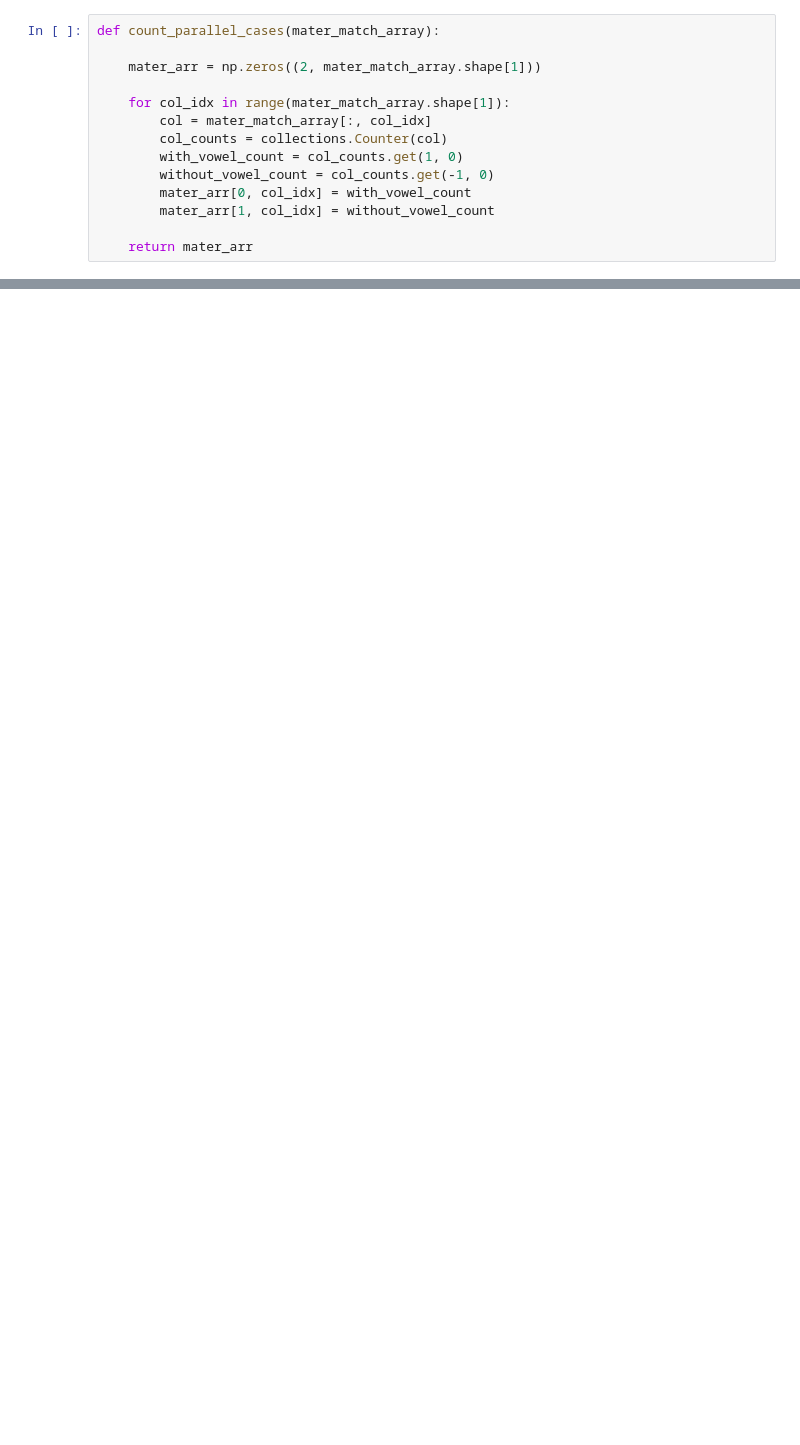
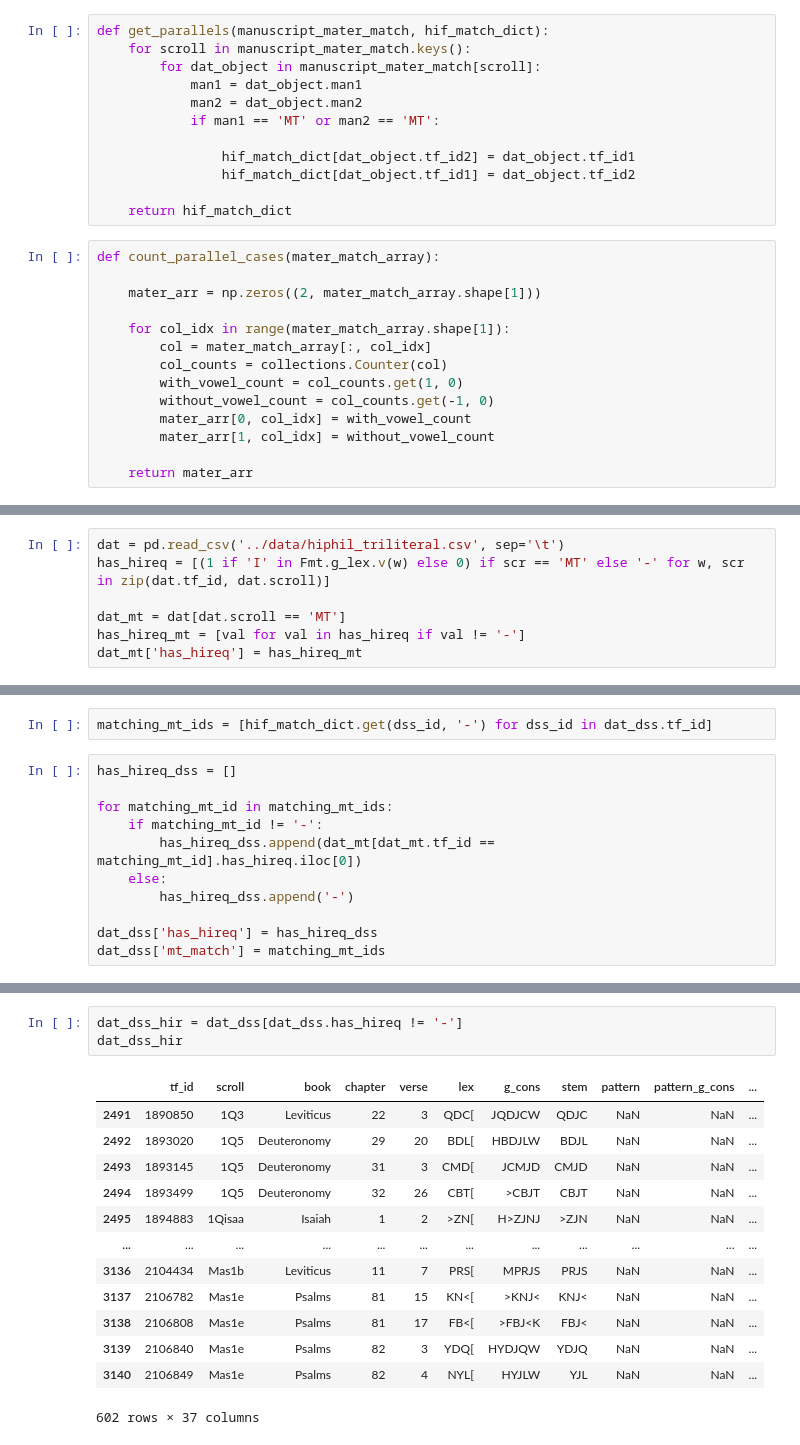
Before and after one commit to MartijnNaaijer/hebrew_spelling_variation, a Jupyter notebook: notebooks/aligning_triliteral_hiphil_to_add_hireq.ipynb, the cells around one changed output, grey strips where cells are left out. Saved outputs shown, nothing was run; the diff lists cells and outputs as text; blank space fills up the shorter version.

```diff
--- a/notebooks/aligning_triliteral_hiphil.ipynb
+++ b/notebooks/aligning_triliteral_hiphil_to_add_hireq.ipynb
@@ -341,6 +353,18 @@ def register_similarities_with_mt(manuscripts, mt_ids, manuscript_mater_match):
         mater_match_array[other_man_idx, mt_tf_id] = other_man_mater_value
 
     return mater_match_array
+# %%
+def get_parallels(manuscript_mater_match, hif_match_dict):
+    for scroll in manuscript_mater_match.keys():
+        for dat_object in manuscript_mater_match[scroll]:
+            man1 = dat_object.man1
+            man2 = dat_object.man2
+            if man1 == 'MT' or man2 == 'MT':
+
+                hif_match_dict[dat_object.tf_id2] = dat_object.tf_id1
+                hif_match_dict[dat_object.tf_id1] = dat_object.tf_id2
+
+    return hif_match_dict
 # %%
 def count_parallel_cases(mater_match_array):
 
@@ -389,0 +423,7 @@ Isaiah
+# %%
+dat = pd.read_csv('../data/hiphil_triliteral.csv', sep='\t')
+has_hireq = [(1 if 'I' in Fmt.g_lex.v(w) else 0) if scr == 'MT' else '-' for w, scr in zip(dat.tf_id, dat.scroll)]
+
+dat_mt = dat[dat.scroll == 'MT']
+has_hireq_mt = [val for val in has_hireq if val != '-']
+dat_mt['has_hireq'] = has_hireq_mt
@@ -389,0 +436,13 @@ Isaiah
+# %%
+matching_mt_ids = [hif_match_dict.get(dss_id, '-') for dss_id in dat_dss.tf_id]
+# %%
+has_hireq_dss = []
+
+for matching_mt_id in matching_mt_ids:
+    if matching_mt_id != '-':
+        has_hireq_dss.append(dat_mt[dat_mt.tf_id == matching_mt_id].has_hireq.iloc[0])
+    else:
+        has_hireq_dss.append('-')
+
+dat_dss['has_hireq'] = has_hireq_dss
+dat_dss['mt_match'] = matching_mt_ids
@@ -389,0 +456,17 @@ Isaiah
+# %%
+dat_dss_hir = dat_dss[dat_dss.has_hireq != '-']
+dat_dss_hir
+# %% [output]
+|  | tf_id | scroll | book | chapter | verse | lex | g_cons | stem | pattern | pattern_g_cons | ... |
+| 2491 | 1890850 | 1Q3 | Leviticus | 22 | 3 | QDC[ | JQDJCW | QDJC | NaN | NaN | ... |
+| 2492 | 1893020 | 1Q5 | Deuteronomy | 29 | 20 | BDL[ | HBDJLW | BDJL | NaN | NaN | ... |
+| 2493 | 1893145 | 1Q5 | Deuteronomy | 31 | 3 | CMD[ | JCMJD | CMJD | NaN | NaN | ... |
+| 2494 | 1893499 | 1Q5 | Deuteronomy | 32 | 26 | CBT[ | >CBJT | CBJT | NaN | NaN | ... |
+| 2495 | 1894883 | 1Qisaa | Isaiah | 1 | 2 | >ZN[ | H>ZJNJ | >ZJN | NaN | NaN | ... |
+| ... | ... | ... | ... | ... | ... | ... | ... | ... | ... | ... | ... |
+| 3136 | 2104434 | Mas1b | Leviticus | 11 | 7 | PRS[ | MPRJS | PRJS | NaN | NaN | ... |
+| 3137 | 2106782 | Mas1e | Psalms | 81 | 15 | KN<[ | >KNJ< | KNJ< | NaN | NaN | ... |
+| 3138 | 2106808 | Mas1e | Psalms | 81 | 17 | FB<[ | >FBJ<K | FBJ< | NaN | NaN | ... |
+| 3139 | 2106840 | Mas1e | Psalms | 82 | 3 | YDQ[ | HYDJQW | YDJQ | NaN | NaN | ... |
+| 3140 | 2106849 | Mas1e | Psalms | 82 | 4 | NYL[ | HYJLW | YJL | NaN | NaN | ... |
+602 rows × 37 columns
```
Also changed, not shown: parts of 24 cells of this notebook, 7 other files.
